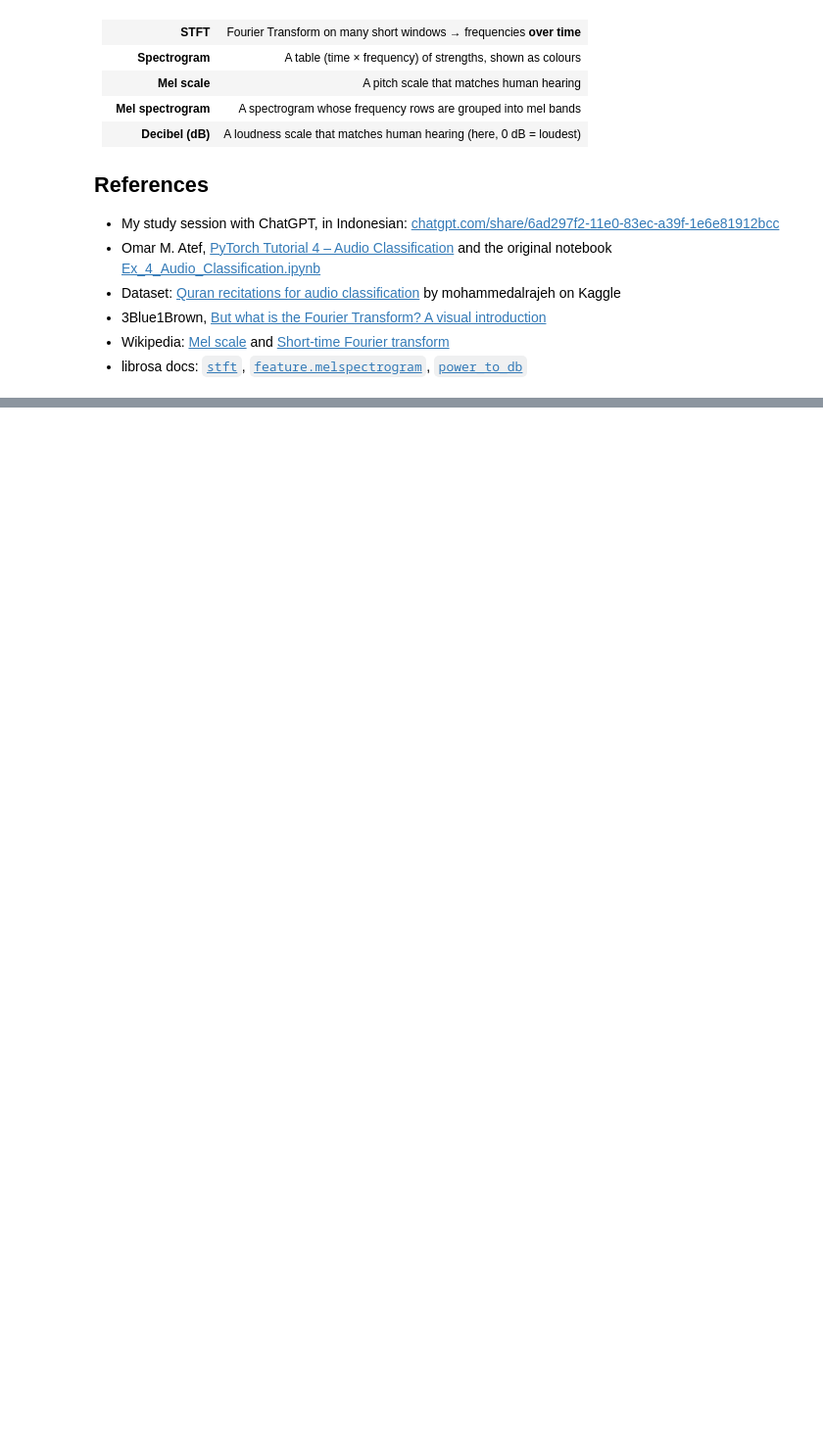
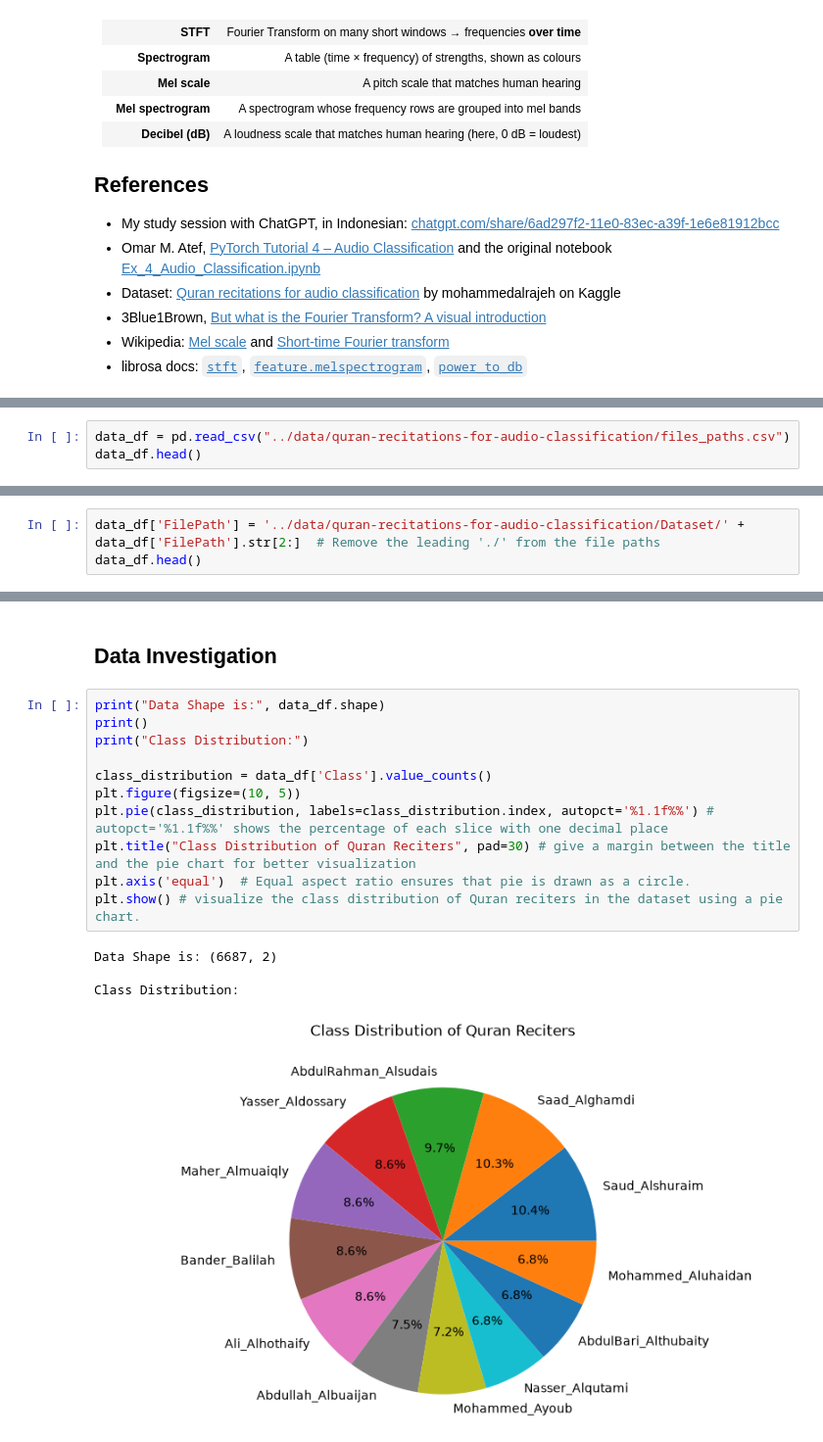
Before and after one commit to Zendin110206/pytorch-5-projects-learning, a Jupyter notebook: notebooks/04_audio_classification_quran_reciters.ipynb, the cells around one changed output, grey strips where cells are left out. Shown at 98% size. Drawn from its saved outputs; the diff is of its cells as text; blank space fills up the shorter version.

Commit message:
feat(04-audio): classify quran reciters from mel spectrograms with a CNN

```diff
--- a/notebooks/04_audio_classification_quran_reciters.ipynb
+++ b/notebooks/04_audio_classification_quran_reciters.ipynb
@@ -147,0 +173,3 @@ Then the CNN treats this `(1, 128, 256)` "image" exactly like Project 02 treated
+# %%
+data_df = pd.read_csv("../data/quran-recitations-for-audio-classification/files_paths.csv")
+data_df.head()
@@ -147,0 +183,3 @@ Then the CNN treats this `(1, 128, 256)` "image" exactly like Project 02 treated
+# %%
+data_df['FilePath'] = '../data/quran-recitations-for-audio-classification/Dataset/' + data_df['FilePath'].str[2:]  # Remove the leading './' from the file paths
+data_df.head()
@@ -147,0 +193,18 @@ Then the CNN treats this `(1, 128, 256)` "image" exactly like Project 02 treated
+# %% [markdown]
+## Data Investigation
+# %%
+print("Data Shape is:", data_df.shape)
+print()
+print("Class Distribution:")
+
+class_distribution = data_df['Class'].value_counts()
+plt.figure(figsize=(10, 5))
+plt.pie(class_distribution, labels=class_distribution.index, autopct='%1.1f%%') # autopct='%1.1f%%' shows the percentage of each slice with one decimal place
+plt.title("Class Distribution of Quran Reciters", pad=30) # give a margin between the title and the pie chart for better visualization
+plt.axis('equal')  # Equal aspect ratio ensures that pie is drawn as a circle.
+plt.show() # visualize the class distribution of Quran reciters in the dataset using a pie chart.
+# %% [output]
+Data Shape is: (6687, 2)
+
+Class Distribution:
+[figure, added]
```
Also changed, not shown: parts of 40 cells of this notebook.
